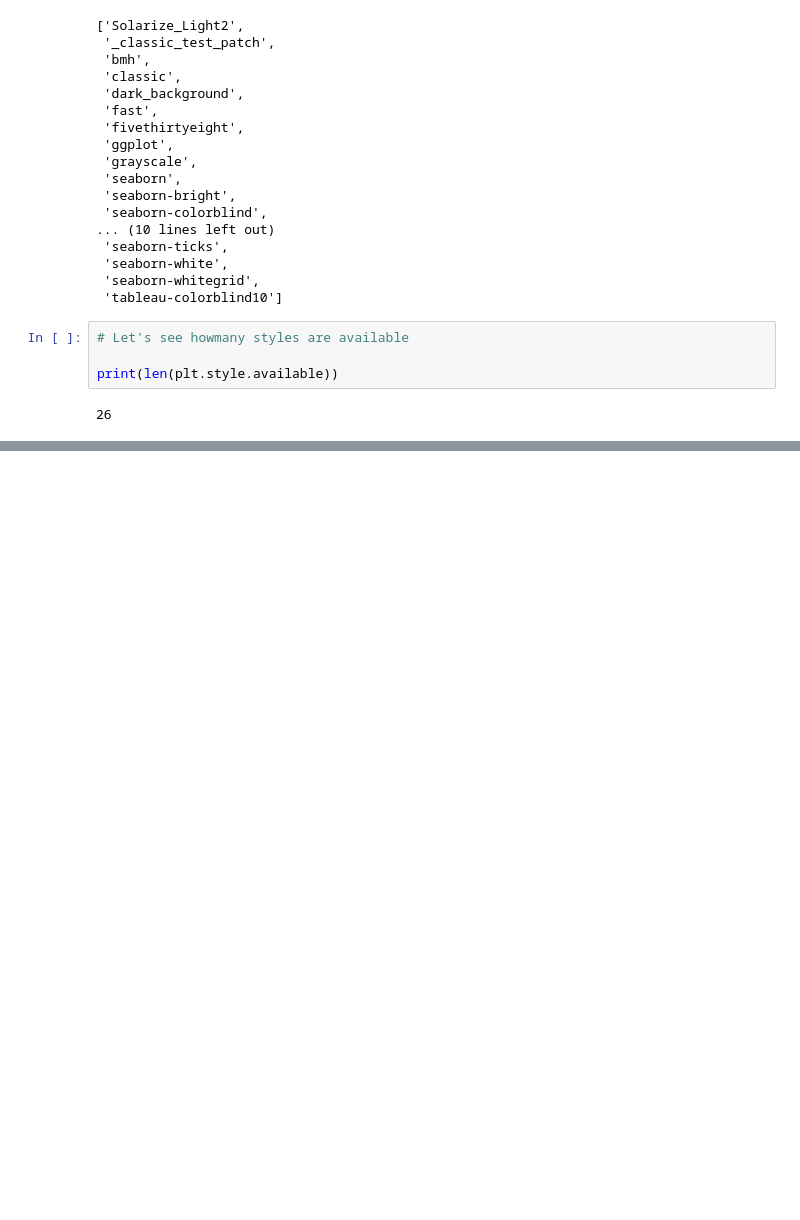
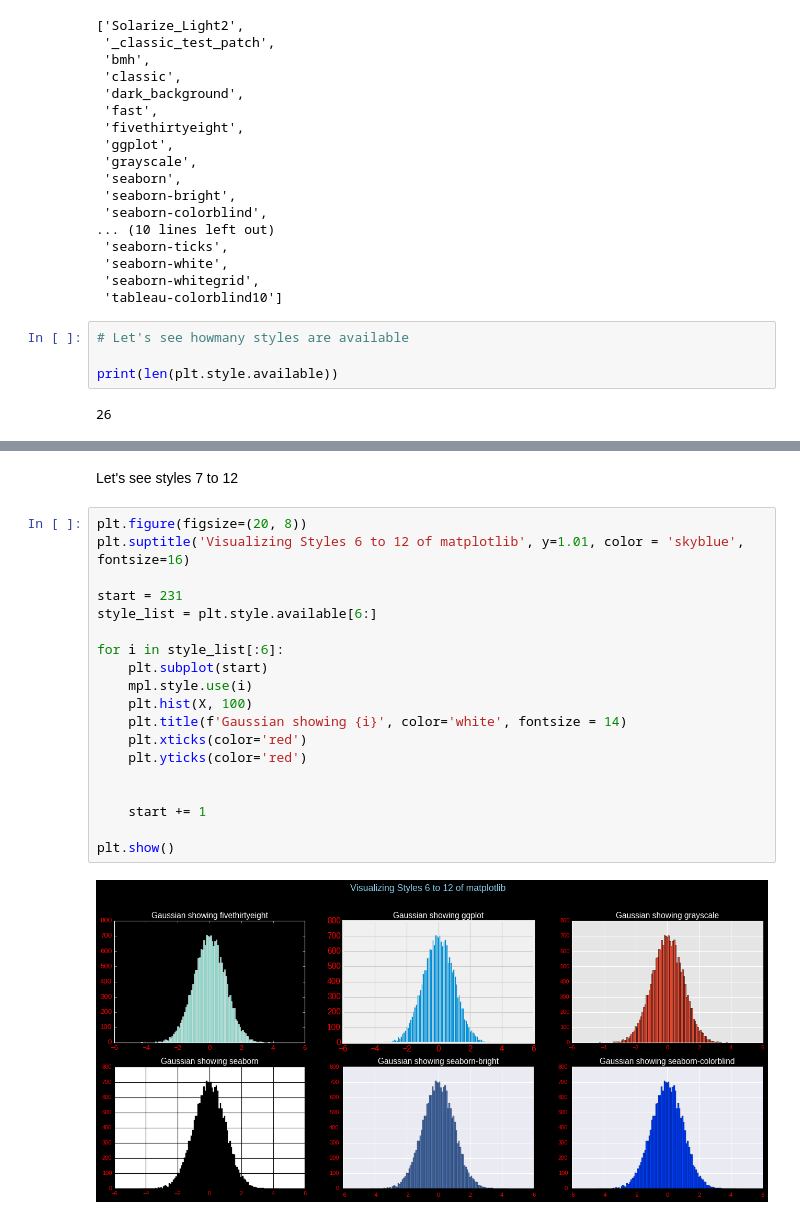
Before and after one commit to Lawrence-Krukrubo/Effective_Plotting_with_Matplotlib, a Jupyter notebook: Part_1_intro_to_matplotlib.ipynb, the cells around one changed output, grey strips where cells are left out. Saved outputs shown, nothing was run; the diff lists cells and outputs as text; blank space fills up the shorter version.

```diff
--- a/Part_1_intro_to_matplotlib.ipynb
+++ b/Part_1_intro_to_matplotlib.ipynb
@@ -209,0 +212,23 @@ plt.show()
+# %% [markdown]
+Let's see styles 7 to 12
+# %%
+plt.figure(figsize=(20, 8))
+plt.suptitle('Visualizing Styles 6 to 12 of matplotlib', y=1.01, color = 'skyblue', fontsize=16)
+
+start = 231
+style_list = plt.style.available[6:]
+
+for i in style_list[:6]:
+    plt.subplot(start)
+    mpl.style.use(i)
+    plt.hist(X, 100)
+    plt.title(f'Gaussian showing {i}', color='white', fontsize = 14)
+    plt.xticks(color='red')
+    plt.yticks(color='red')
+
+
+    start += 1
+
+plt.show()
+# %% [output]
+[figure, added]
```
Also changed, not shown: parts of 10 cells of this notebook.
